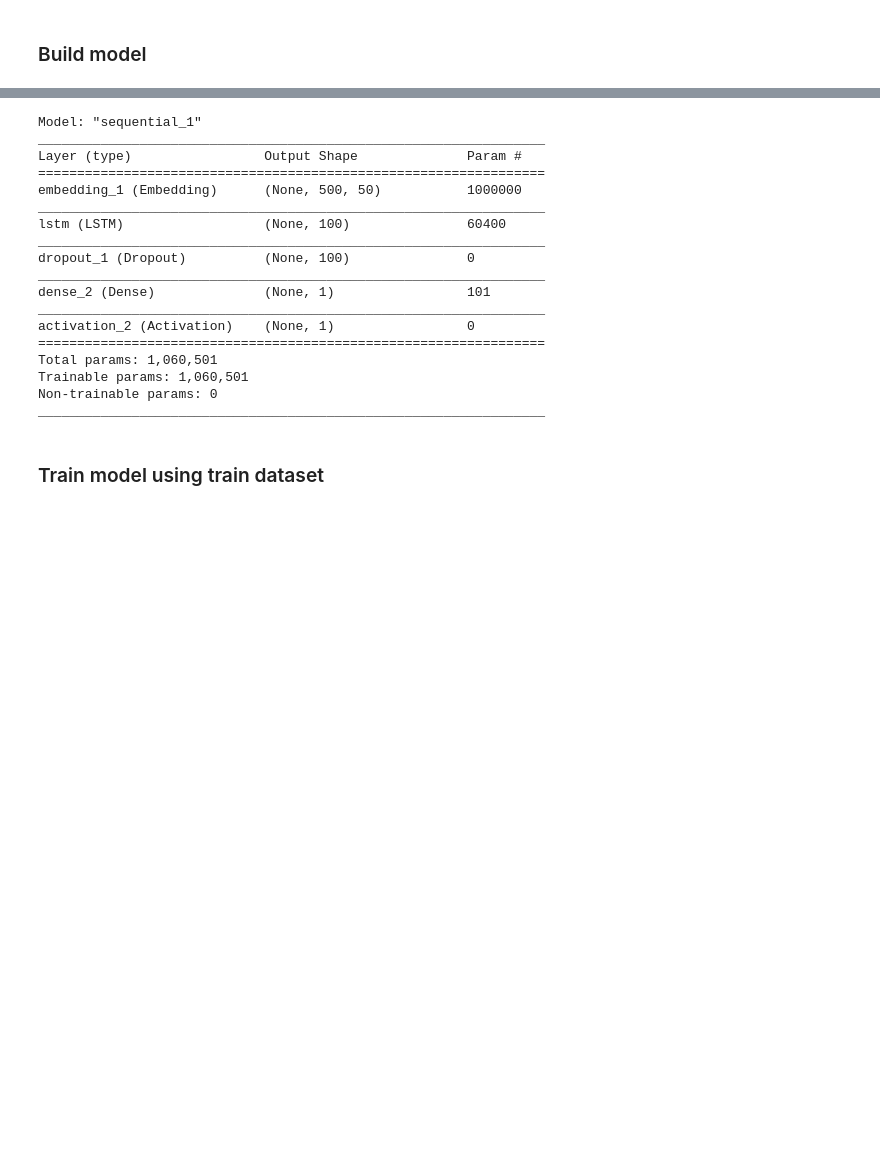
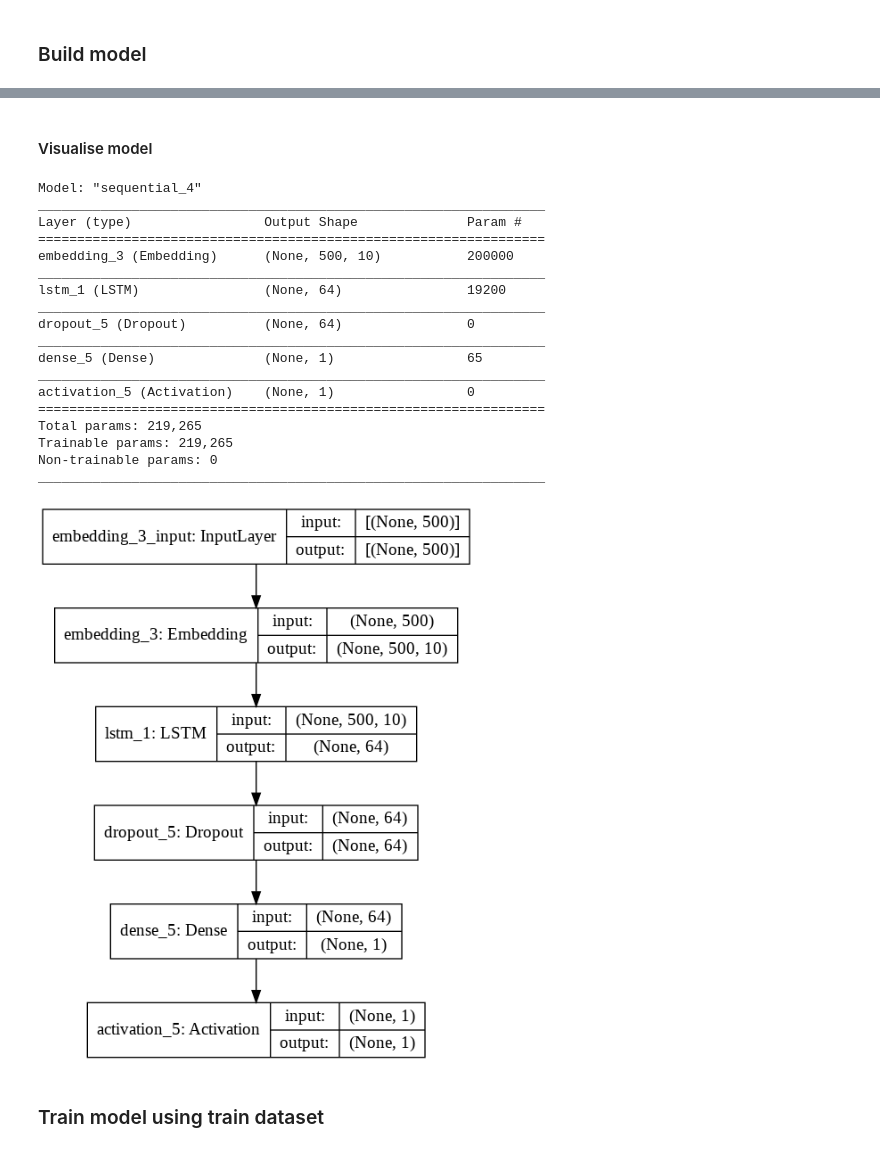
Before and after one commit to bigteo/BT4222_Assignment3, a Jupyter notebook: A3_A0203989N.ipynb, the cells around one changed output, grey strips where cells are left out. Saved outputs shown, nothing was run; the diff lists cells and outputs as text; code cells hidden in the pictures; blank space fills up the shorter version.

```diff
--- a/A3_A0203989N.ipynb
+++ b/A3_A0203989N.ipynb
@@ -356,0 +341,9 @@ WARNING:tensorflow:Layer lstm will not use cuDNN kernels since it doesn't meet t
+# %%
+model_lstm = Sequential()
+model_lstm.add(Embedding(max_features,
+                     embedding_dims,
+                     input_length=maxlen))
+model_lstm.add(LSTM(64))
+model_lstm.add(Dropout(0.2))
+model_lstm.add(Dense(1))
+model_lstm.add(Activation('sigmoid'))
@@ -357,21 +355,23 @@ WARNING:tensorflow:Layer lstm will not use cuDNN kernels since it doesn't meet t
+# %% [markdown]
+#### Visualise model
 # %%
 model_lstm.summary()
 # %% [output]
-Model: "sequential_1"
+Model: "sequential_4"
 _________________________________________________________________
 Layer (type)                 Output Shape              Param #
 =================================================================
-embedding_1 (Embedding)      (None, 500, 50)           1000000
+embedding_3 (Embedding)      (None, 500, 10)           200000
 _________________________________________________________________
-lstm (LSTM)                  (None, 100)               60400
+lstm_1 (LSTM)                (None, 64)                19200
 _________________________________________________________________
-dropout_1 (Dropout)          (None, 100)               0
+dropout_5 (Dropout)          (None, 64)                0
 _________________________________________________________________
-dense_2 (Dense)              (None, 1)                 101
+dense_5 (Dense)              (None, 1)                 65
 _________________________________________________________________
-activation_2 (Activation)    (None, 1)                 0
+activation_5 (Activation)    (None, 1)                 0
 =================================================================
-Total params: 1,060,501
-Trainable params: 1,060,501
+Total params: 219,265
+Trainable params: 219,265
 Non-trainable params: 0
 _________________________________________________________________
@@ -383,3 +378,7 @@ model_lstm.compile(loss='binary_crossentropy',
+# %%
+plot_model(model_lstm, "multi_input_and_output_model.png", show_shapes=True)
+# %% [output]
+[figure, added]
 # %% [markdown]
 ### Train model using train dataset
 # %%
```
Also changed, not shown: parts of 29 cells of this notebook.
